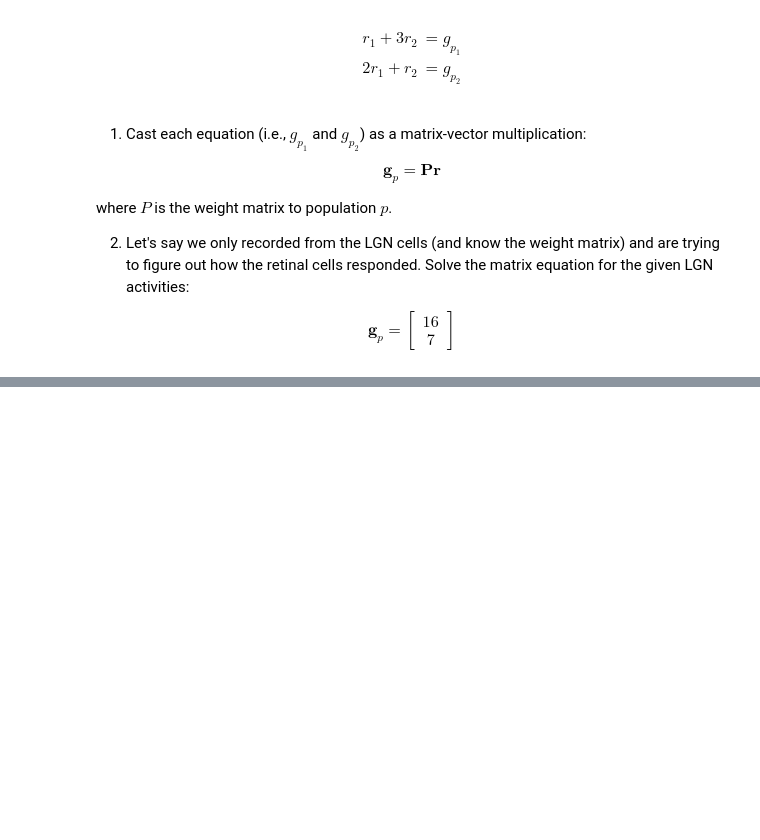
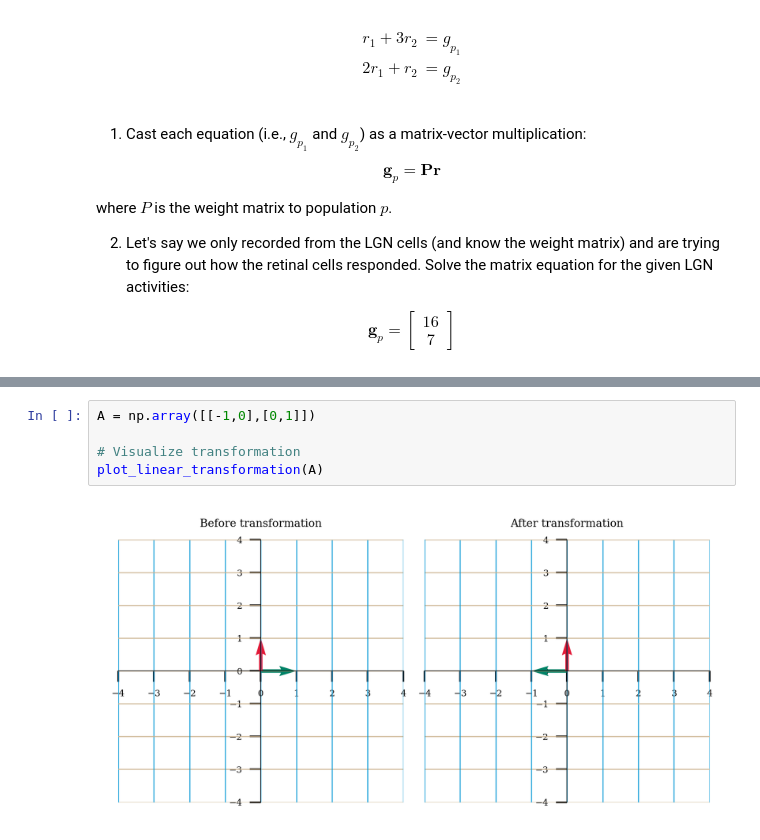
Before and after one commit to ivonnerubio/Neuromatch-Academy-Computational-Neuroscience, a Jupyter notebook: Linear Algebra/Matrices.ipynb, the cells around one changed output, grey strips where cells are left out. Drawn from its saved outputs; the diff is of its cells as text; blank space fills up the shorter version.

```diff
--- a/Linear Algebra/Matrices.ipynb
+++ b/Linear Algebra/Matrices.ipynb
@@ -305,0 +318,7 @@ LinAlgError: Singular matrix
+# %%
+A = np.array([[-1,0],[0,1]])
+
+# Visualize transformation
+plot_linear_transformation(A)
+# %% [output]
+[figure, added]
```
Also changed, not shown: parts of 4 cells of this notebook.
